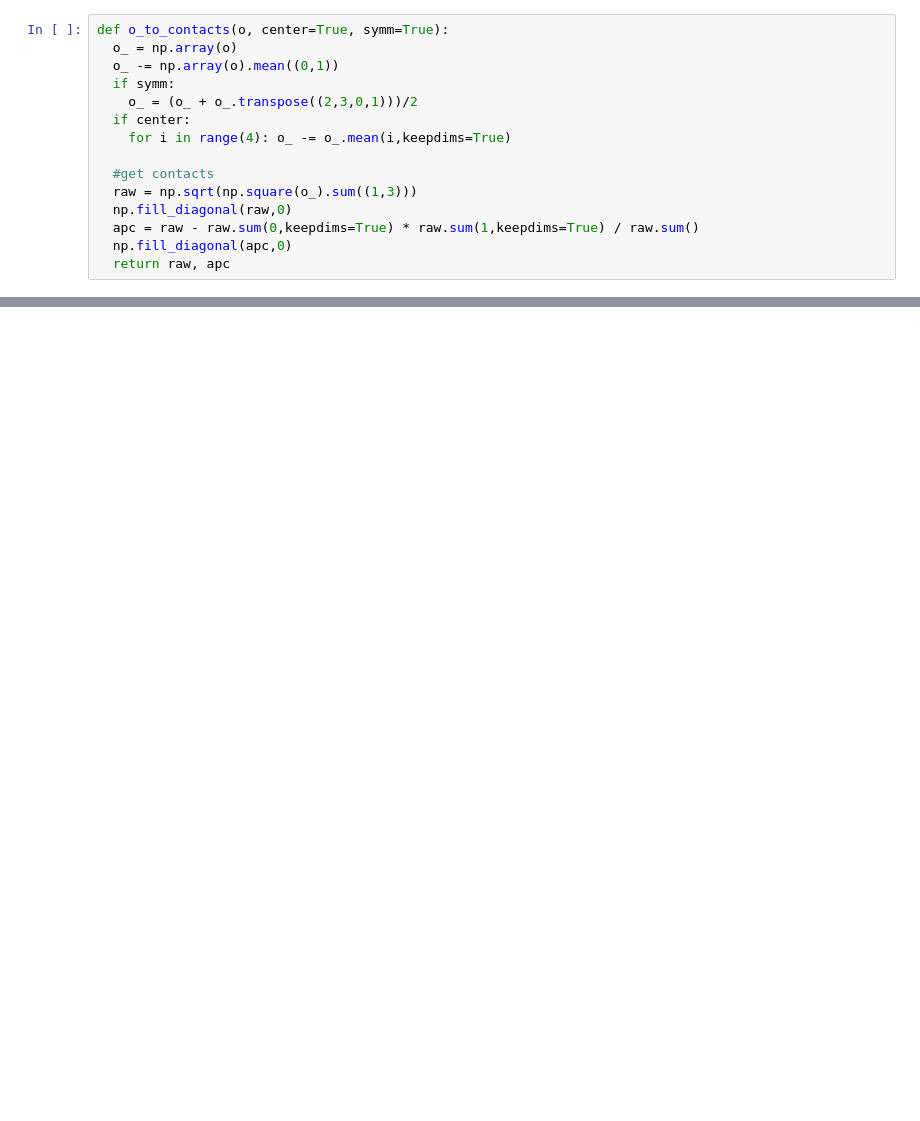
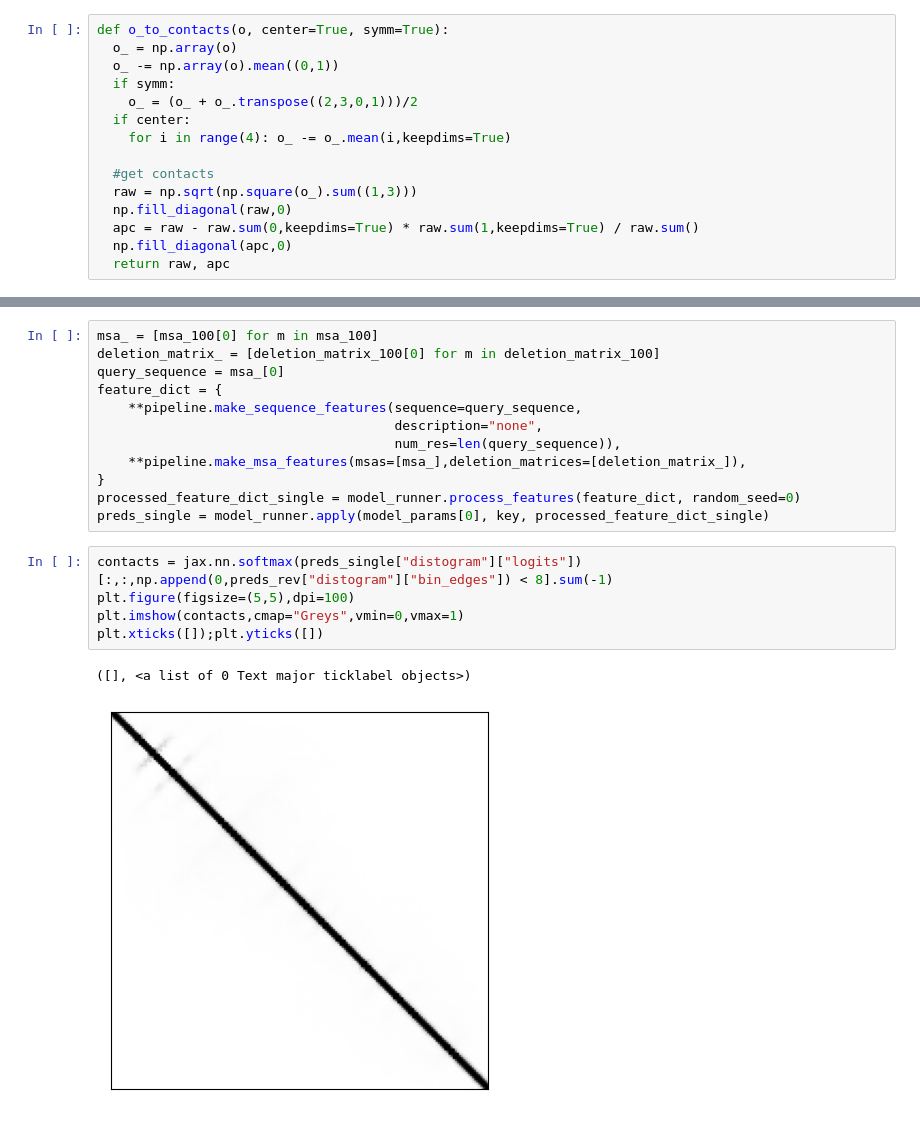
Before and after one commit to sokrypton/algosb_2021, a Jupyter notebook: alphafold.ipynb, the cells around one changed output, grey strips where cells are left out. Saved outputs shown, nothing was run; the diff lists cells and outputs as text; blank space fills up the shorter version.

```diff
--- a/alphafold.ipynb
+++ b/alphafold.ipynb
@@ -139,0 +208,20 @@ plt.show()
+# %%
+msa_ = [msa_100[0] for m in msa_100]
+deletion_matrix_ = [deletion_matrix_100[0] for m in deletion_matrix_100]
+query_sequence = msa_[0]
+feature_dict = {
+    **pipeline.make_sequence_features(sequence=query_sequence,
+                                      description="none",
+                                      num_res=len(query_sequence)),
+    **pipeline.make_msa_features(msas=[msa_],deletion_matrices=[deletion_matrix_]),
+}
+processed_feature_dict_single = model_runner.process_features(feature_dict, random_seed=0)
+preds_single = model_runner.apply(model_params[0], key, processed_feature_dict_single)
+# %%
+contacts = jax.nn.softmax(preds_single["distogram"]["logits"])[:,:,np.append(0,preds_rev["distogram"]["bin_edges"]) < 8].sum(-1)
+plt.figure(figsize=(5,5),dpi=100)
+plt.imshow(contacts,cmap="Greys",vmin=0,vmax=1)
+plt.xticks([]);plt.yticks([])
+# %% [output]
+([], <a list of 0 Text major ticklabel objects>)
+[figure, added]
```
Also changed, not shown: parts of 21 cells of this notebook.
